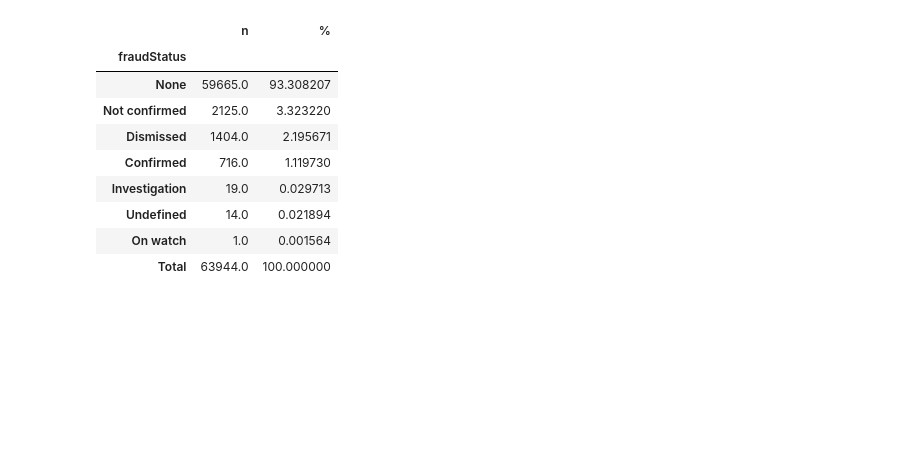
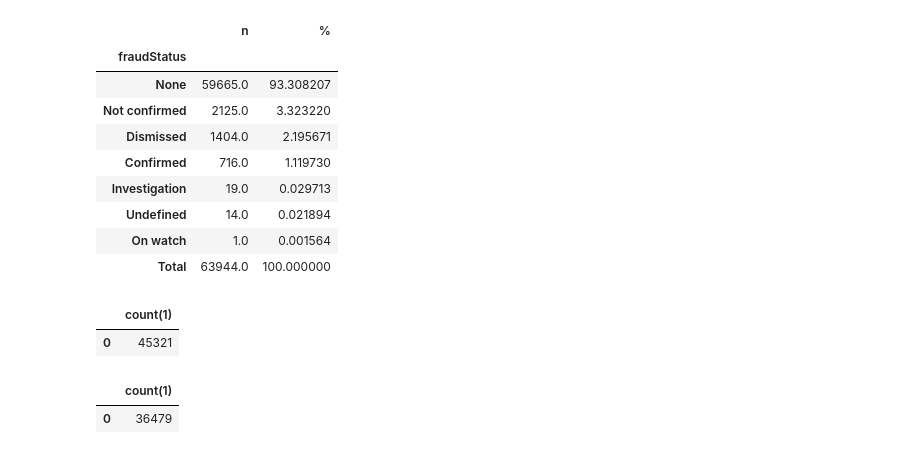
Before and after one commit to damorim77/zurich-ds-fraud-assignment, a Jupyter notebook: notebooks/02-exploration.ipynb, the cells around one changed output. Cells and saved outputs as stored; diff of their text form; code cells hidden in the pictures; blank space fills up the shorter version.

```diff
--- a/notebooks/02-exploration.ipynb
+++ b/notebooks/02-exploration.ipynb
@@ -59,3 +68,18 @@ display(get_frequency_table(df['fraudStatus']))
 | Undefined | 14.0 | 0.021894 |
 | On watch | 1.0 | 0.001564 |
 | Total | 63944.0 | 100.000000 |
+# %%
+query = f"SELECT COUNT(1) FROM (SELECT vinNumber_claim, dateOcurr, hourOfEvent, count(1) FROM '{parquet_path}' x GROUP BY 1,2,3) y"
+df = duckdb.query(query).to_df()
+
+display(df.head(10))
+
+query = f"SELECT COUNT(1) FROM (SELECT claimEventId, count(1) FROM '{parquet_path}' x GROUP BY 1) y"
+df = duckdb.query(query).to_df()
+
+display(df.head(10))
+# %% [output]
+|  | count(1) |
+| 0 | 45321 |
+|  | count(1) |
+| 0 | 36479 |
```
Also changed, not shown: parts of 4 cells of this notebook.
